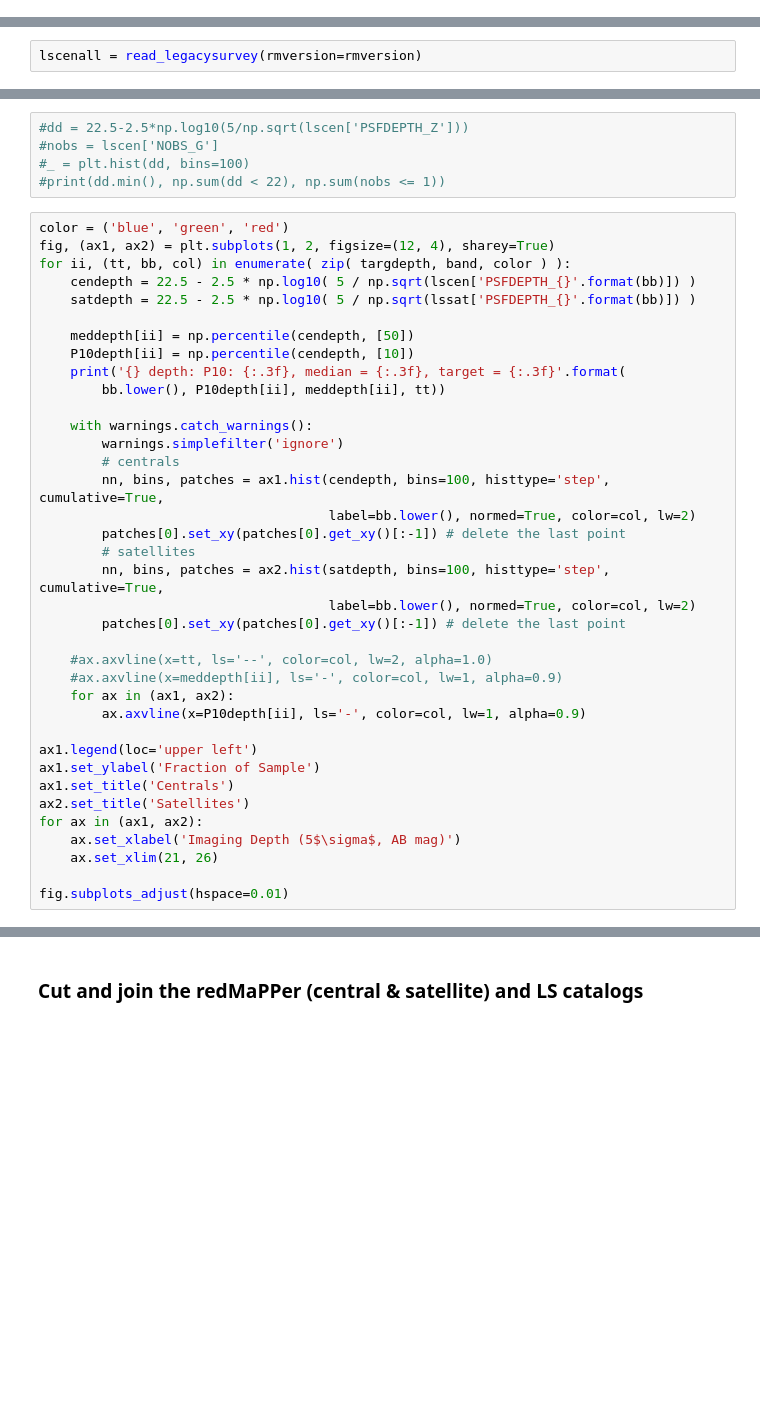
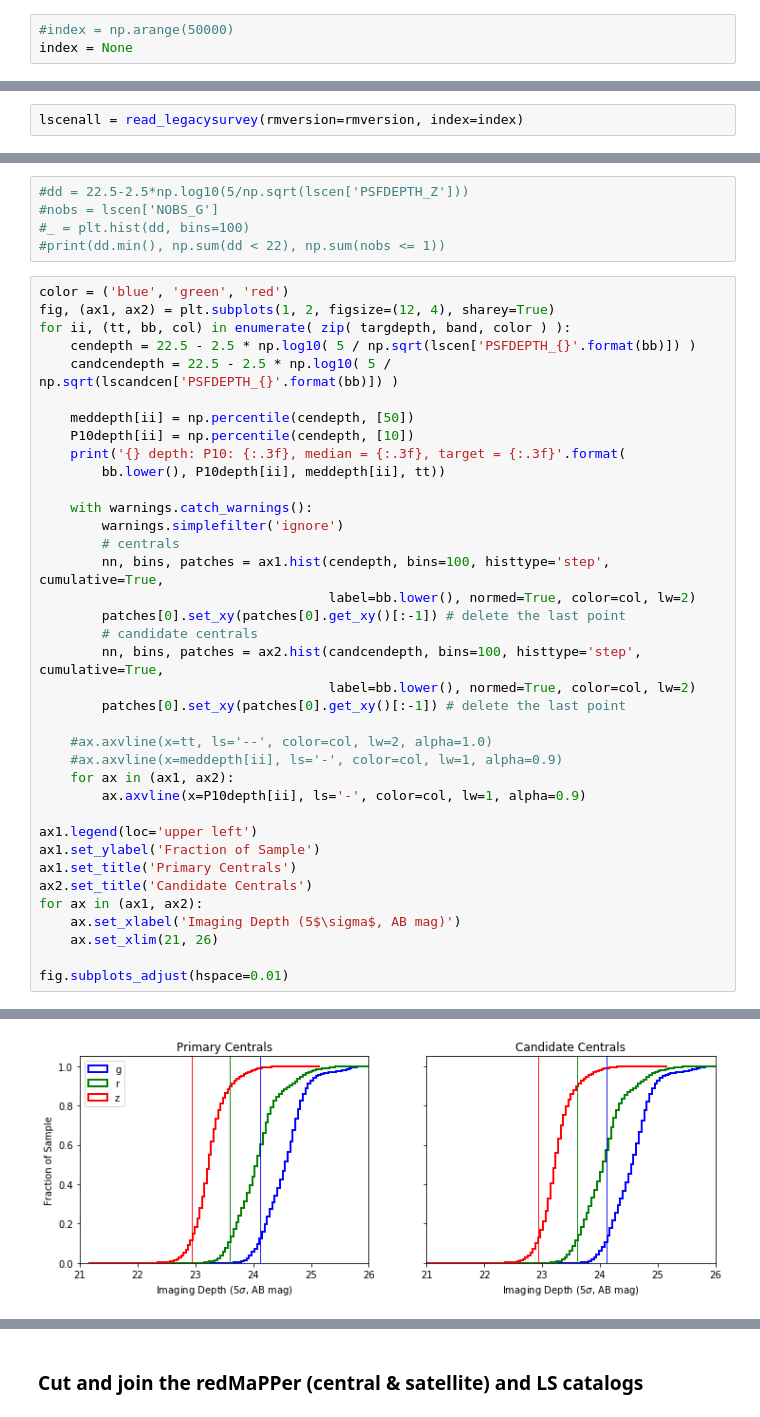
Before and after one commit to moustakas/legacyhalos, a Jupyter notebook: doc/legacyhalos-sample-selection.ipynb, the cells around one changed output, grey strips where cells are left out. Cells and saved outputs as stored; diff of their text form; blank space fills up the shorter version.

```diff
--- a/doc/legacyhalos-sample-selection.ipynb
+++ b/doc/legacyhalos-sample-selection.ipynb
@@ -51,3 +47,6 @@ import seaborn as sns
+# %%
+#index = np.arange(50000)
+index = None
 # %% [markdown]
 ### Specify the LegacyHalos path and output files names.
 # %%
@@ -222,7 +220,7 @@ def select_legacysurvey(cat):
         (cat['NOBS_Z'] > 1) )[0]
     return good
 # %%
-lscenall = read_legacysurvey(rmversion=rmversion)
+lscenall = read_legacysurvey(rmversion=rmversion, index=index)
 # %% [output]
 Read 396047 galaxies from /Users/ioannis/research/data/redmapper/v6.3.1/legacysurvey-dr6-centrals-v6.3.1-lgt5.fits
 Read 396047 galaxies from /Users/ioannis/research/data/redmapper/v6.3.1/legacysurvey-dr7-centrals-v6.3.1-lgt5.fits
@@ -407,7 +431,7 @@ color = ('blue', 'green', 'red')
 fig, (ax1, ax2) = plt.subplots(1, 2, figsize=(12, 4), sharey=True)
 for ii, (tt, bb, col) in enumerate( zip( targdepth, band, color ) ):
     cendepth = 22.5 - 2.5 * np.log10( 5 / np.sqrt(lscen['PSFDEPTH_{}'.format(bb)]) )
-    satdepth = 22.5 - 2.5 * np.log10( 5 / np.sqrt(lssat['PSFDEPTH_{}'.format(bb)]) )
+    candcendepth = 22.5 - 2.5 * np.log10( 5 / np.sqrt(lscandcen['PSFDEPTH_{}'.format(bb)]) )
 
     meddepth[ii] = np.percentile(cendepth, [50])
     P10depth[ii] = np.percentile(cendepth, [10])
@@ -420,8 +444,8 @@ for ii, (tt, bb, col) in enumerate( zip( targdepth, band, color ) ):
         nn, bins, patches = ax1.hist(cendepth, bins=100, histtype='step', cumulative=True,
                                      label=bb.lower(), normed=True, color=col, lw=2)
         patches[0].set_xy(patches[0].get_xy()[:-1]) # delete the last point
-        # satellites
-        nn, bins, patches = ax2.hist(satdepth, bins=100, histtype='step', cumulative=True,
+        # candidate centrals
+        nn, bins, patches = ax2.hist(candcendepth, bins=100, histtype='step', cumulative=True,
                                      label=bb.lower(), normed=True, color=col, lw=2)
         patches[0].set_xy(patches[0].get_xy()[:-1]) # delete the last point
 
@@ -432,10 +456,11 @@ for ii, (tt, bb, col) in enumerate( zip( targdepth, band, color ) ):
 
 ax1.legend(loc='upper left')
 ax1.set_ylabel('Fraction of Sample')
-ax1.set_title('Centrals')
-ax2.set_title('Satellites')
+ax1.set_title('Primary Centrals')
+ax2.set_title('Candidate Centrals')
 for ax in (ax1, ax2):
     ax.set_xlabel('Imaging Depth (5$\sigma$, AB mag)')
     ax.set_xlim(21, 26)
 
 fig.subplots_adjust(hspace=0.01)
+# %% [output]
@@ -442,3 +470,4 @@ fig.subplots_adjust(hspace=0.01)
+[figure, added]
 # %%
 depthcut = (23.5, 23.0, 22.0)
 cendepthcut = np.ones(len(lscen)).astype(bool)
```
Also changed, not shown: parts of 30 cells of this notebook.
